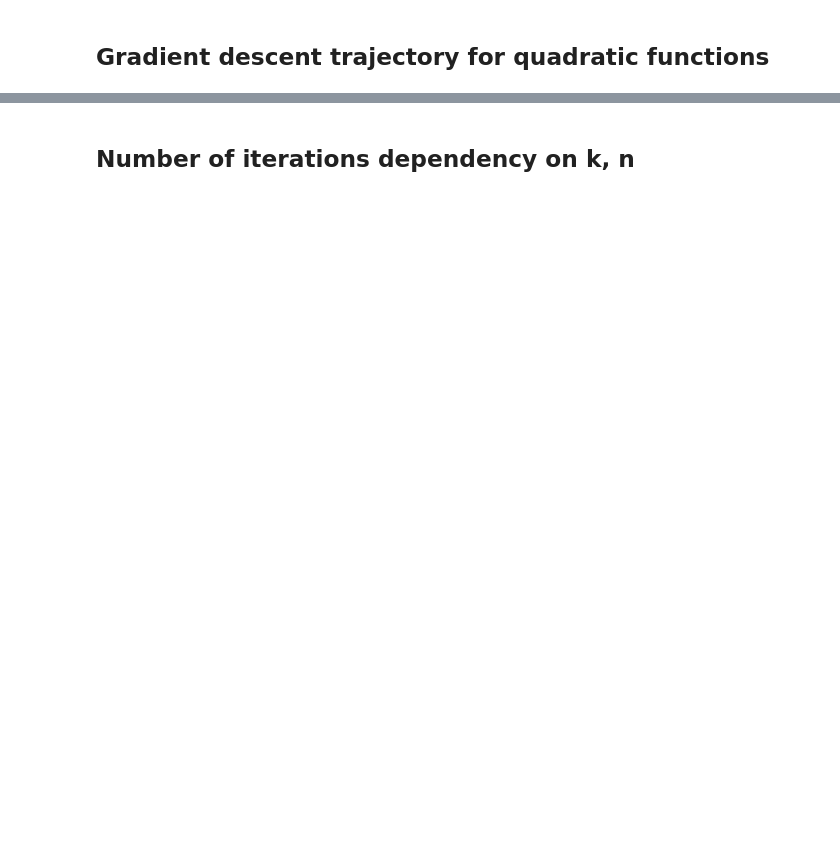
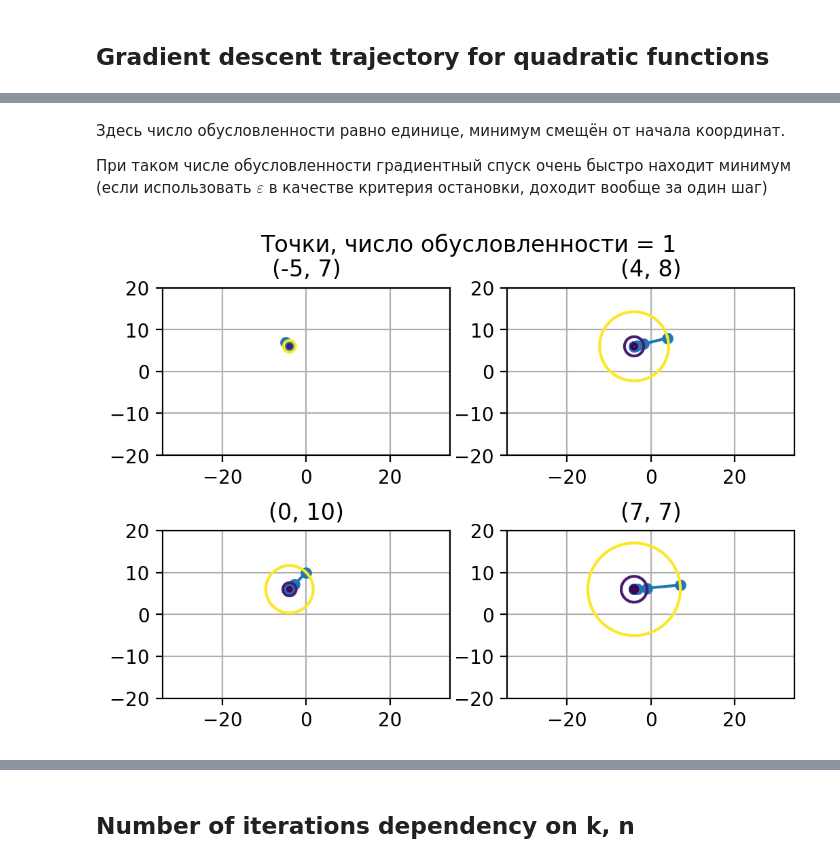
Before and after one commit to YuriNeverov/Optimization-Methods-Gradient-Descent, a Jupyter notebook: GradientDescent.ipynb, the cells around one changed output, grey strips where cells are left out. Saved outputs shown, nothing was run; the diff lists cells and outputs as text; code cells hidden in the pictures; blank space fills up the shorter version.

```diff
--- a/GradientDescent.ipynb
+++ b/GradientDescent.ipynb
@@ -304,0 +422,27 @@ plt.show()
+# %% [markdown]
+Здесь число обусловленности равно единице, минимум смещён от начала координат.
+
+При таком числе обусловленности градиентный спуск очень быстро находит минимум
+(если использовать $\varepsilon$ в качестве критерия остановки, доходит вообще
+за один шаг)
+# %%
+def f_q2(v: np.ndarray) -> float:
+  x, y = v
+  return 4 * x**2 + 4 * y**2 + 32 * x - 48 * y
+
+
+def grad_q2(v: np.ndarray) -> np.ndarray:
+  x, y = v
+  return np.array([8 * x + 32, 8 * y - 48])
+
+fig = plt.figure(dpi=200)
+fig.suptitle('Точки, число обусловленности = 1')
+
+i = 1
+for pt in x0s:
+  plot_quadratic(f_q2, grad_q2, pt, 220 + i, f'({pt[0]}, {pt[1]})')
+  i += 1
+plt.subplots_adjust(hspace=0.45)
+plt.show()
+# %% [output]
+[figure, added]
```
Also changed, not shown: parts of 14 cells of this notebook.
